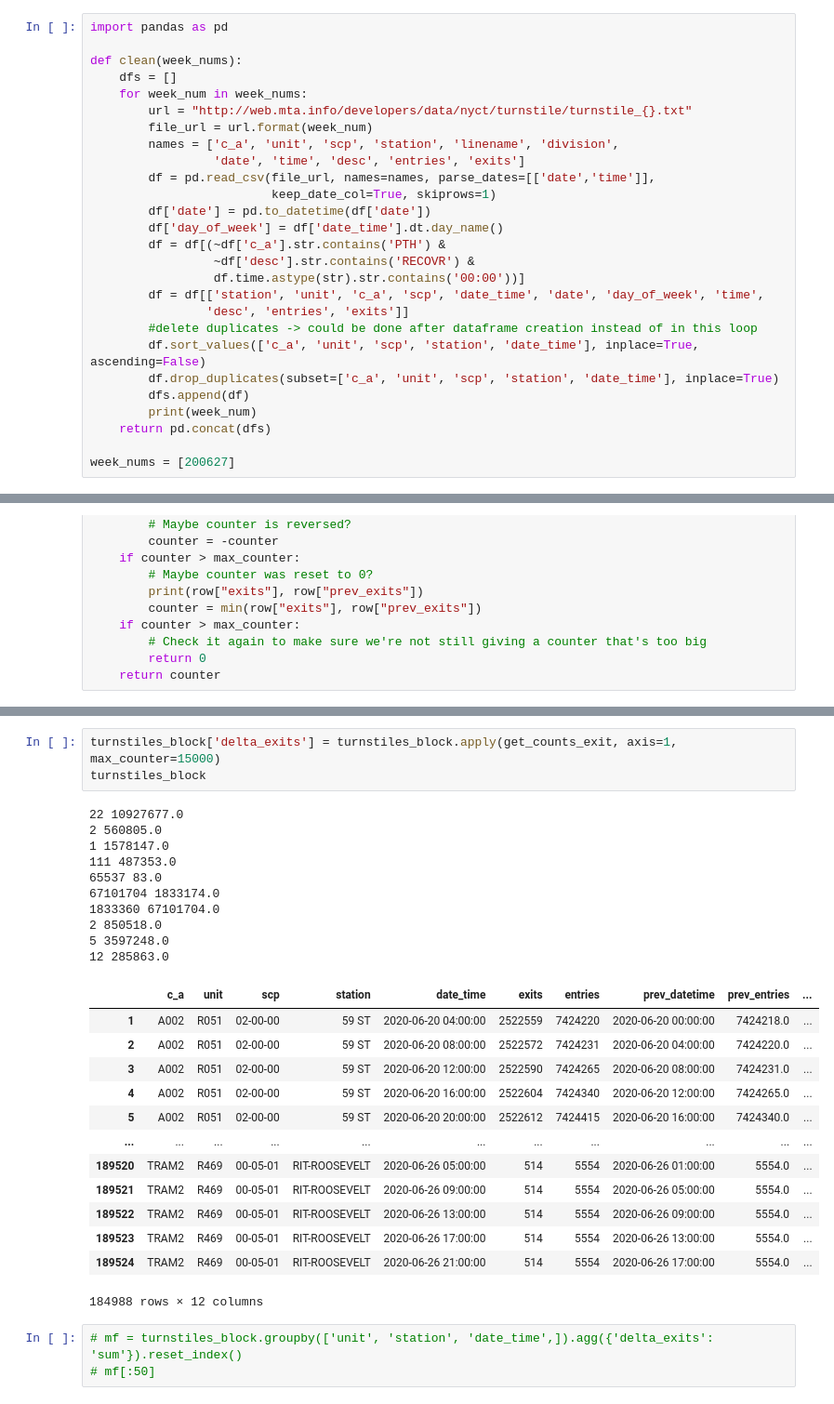
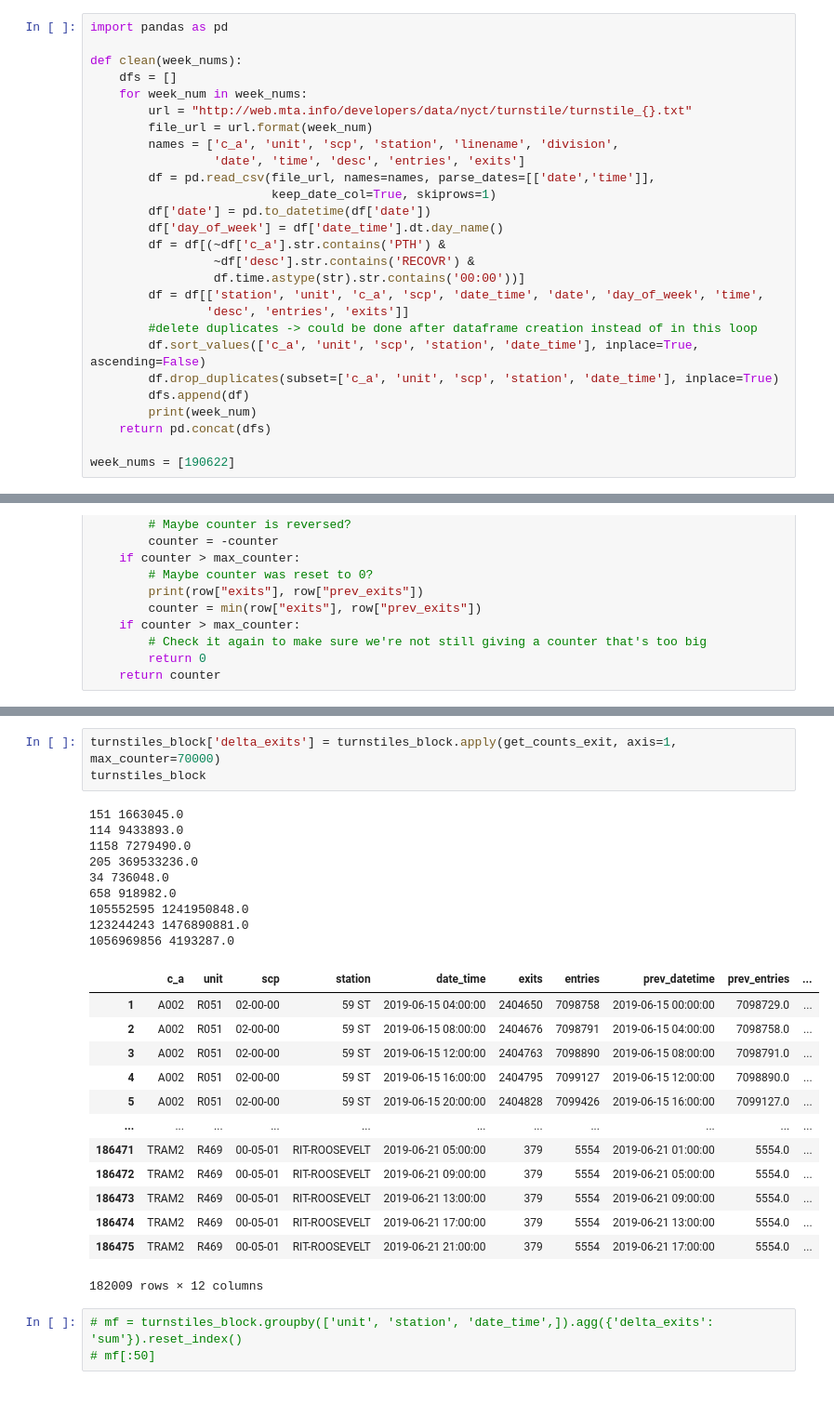
Before and after one commit to brianhtam/metis_project_1, a Jupyter notebook: Processed Data troubleshoot WITH PLOTS.ipynb, the cells around one changed output, grey strips where cells are left out. Shown at 93% size. Drawn from its saved outputs; the diff is of its cells as text.

```diff
--- a/Processed Data troubleshoot WITH PLOTS.ipynb
+++ b/Processed Data troubleshoot WITH PLOTS.ipynb
@@ -24,7 +24,7 @@ def clean(week_nums):
         print(week_num)
     return pd.concat(dfs)
 
-week_nums = [200627]
+week_nums = [190622]
 # %%
 turnstiles_df = clean(week_nums)
 # %% [output]
@@ -94,30 +93,29 @@ turnstiles_block['delta_entries'] = turnstiles_block.apply(get_counts_entry, axi
 # %%
-turnstiles_block['delta_exits'] = turnstiles_block.apply(get_counts_exit, axis=1, max_counter=15000)
+turnstiles_block['delta_exits'] = turnstiles_block.apply(get_counts_exit, axis=1, max_counter=70000)
 turnstiles_block
 # %% [output]
-22 10927677.0
-2 560805.0
-1 1578147.0
-111 487353.0
-65537 83.0
-67101704 1833174.0
-1833360 67101704.0
-2 850518.0
-5 3597248.0
-12 285863.0
+151 1663045.0
+114 9433893.0
+1158 7279490.0
+205 369533236.0
+34 736048.0
+658 918982.0
+105552595 1241950848.0
+123244243 1476890881.0
+1056969856 4193287.0
 |  | c_a | unit | scp | station | date_time | exits | entries | prev_datetime | prev_entries | ... |
-| 1 | A002 | R051 | 02-00-00 | 59 ST | 2020-06-20 04:00:00 | 2522559 | 7424220 | 2020-06-20 00:00:00 | 7424218.0 | ... |
-| 2 | A002 | R051 | 02-00-00 | 59 ST | 2020-06-20 08:00:00 | 2522572 | 7424231 | 2020-06-20 04:00:00 | 7424220.0 | ... |
-| 3 | A002 | R051 | 02-00-00 | 59 ST | 2020-06-20 12:00:00 | 2522590 | 7424265 | 2020-06-20 08:00:00 | 7424231.0 | ... |
-| 4 | A002 | R051 | 02-00-00 | 59 ST | 2020-06-20 16:00:00 | 2522604 | 7424340 | 2020-06-20 12:00:00 | 7424265.0 | ... |
-| 5 | A002 | R051 | 02-00-00 | 59 ST | 2020-06-20 20:00:00 | 2522612 | 7424415 | 2020-06-20 16:00:00 | 7424340.0 | ... |
+| 1 | A002 | R051 | 02-00-00 | 59 ST | 2019-06-15 04:00:00 | 2404650 | 7098758 | 2019-06-15 00:00:00 | 7098729.0 | ... |
+| 2 | A002 | R051 | 02-00-00 | 59 ST | 2019-06-15 08:00:00 | 2404676 | 7098791 | 2019-06-15 04:00:00 | 7098758.0 | ... |
+| 3 | A002 | R051 | 02-00-00 | 59 ST | 2019-06-15 12:00:00 | 2404763 | 7098890 | 2019-06-15 08:00:00 | 7098791.0 | ... |
+| 4 | A002 | R051 | 02-00-00 | 59 ST | 2019-06-15 16:00:00 | 2404795 | 7099127 | 2019-06-15 12:00:00 | 7098890.0 | ... |
+| 5 | A002 | R051 | 02-00-00 | 59 ST | 2019-06-15 20:00:00 | 2404828 | 7099426 | 2019-06-15 16:00:00 | 7099127.0 | ... |
 | ... | ... | ... | ... | ... | ... | ... | ... | ... | ... | ... |
-| 189520 | TRAM2 | R469 | 00-05-01 | RIT-ROOSEVELT | 2020-06-26 05:00:00 | 514 | 5554 | 2020-06-26 01:00:00 | 5554.0 | ... |
-| 189521 | TRAM2 | R469 | 00-05-01 | RIT-ROOSEVELT | 2020-06-26 09:00:00 | 514 | 5554 | 2020-06-26 05:00:00 | 5554.0 | ... |
-| 189522 | TRAM2 | R469 | 00-05-01 | RIT-ROOSEVELT | 2020-06-26 13:00:00 | 514 | 5554 | 2020-06-26 09:00:00 | 5554.0 | ... |
-| 189523 | TRAM2 | R469 | 00-05-01 | RIT-ROOSEVELT | 2020-06-26 17:00:00 | 514 | 5554 | 2020-06-26 13:00:00 | 5554.0 | ... |
-| 189524 | TRAM2 | R469 | 00-05-01 | RIT-ROOSEVELT | 2020-06-26 21:00:00 | 514 | 5554 | 2020-06-26 17:00:00 | 5554.0 | ... |
+| 186471 | TRAM2 | R469 | 00-05-01 | RIT-ROOSEVELT | 2019-06-21 05:00:00 | 379 | 5554 | 2019-06-21 01:00:00 | 5554.0 | ... |
+| 186472 | TRAM2 | R469 | 00-05-01 | RIT-ROOSEVELT | 2019-06-21 09:00:00 | 379 | 5554 | 2019-06-21 05:00:00 | 5554.0 | ... |
+| 186473 | TRAM2 | R469 | 00-05-01 | RIT-ROOSEVELT | 2019-06-21 13:00:00 | 379 | 5554 | 2019-06-21 09:00:00 | 5554.0 | ... |
+| 186474 | TRAM2 | R469 | 00-05-01 | RIT-ROOSEVELT | 2019-06-21 17:00:00 | 379 | 5554 | 2019-06-21 13:00:00 | 5554.0 | ... |
+| 186475 | TRAM2 | R469 | 00-05-01 | RIT-ROOSEVELT | 2019-06-21 21:00:00 | 379 | 5554 | 2019-06-21 17:00:00 | 5554.0 | ... |
-184988 rows × 12 columns
+182009 rows × 12 columns
 # %%
 # mf = turnstiles_block.groupby(['unit', 'station', 'date_time',]).agg({'delta_exits': 'sum'}).reset_index()
 # mf[:50]
```
Also changed, not shown: parts of 13 cells of this notebook.
